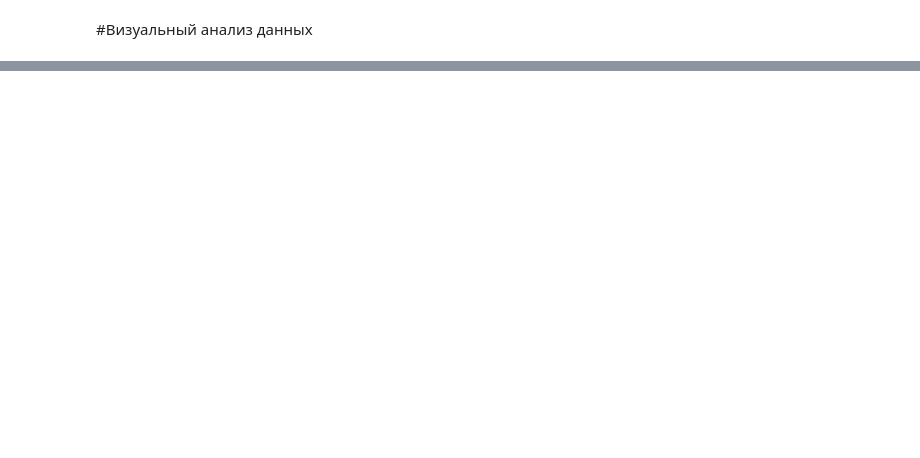
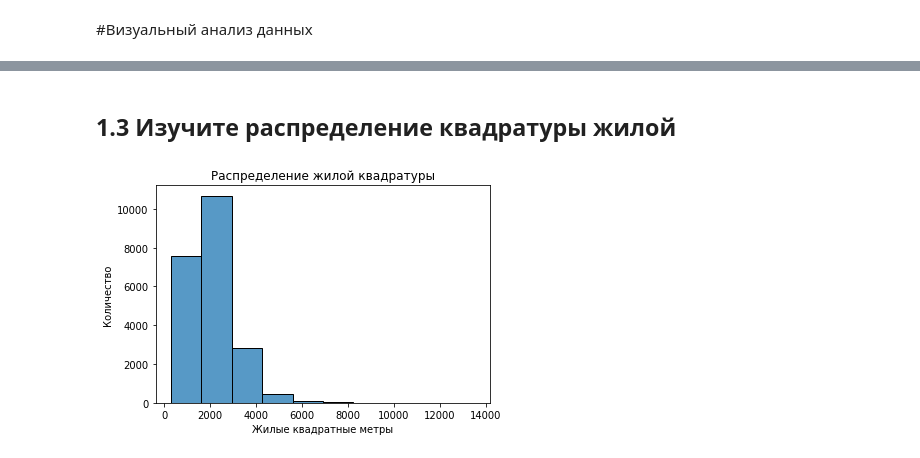
Before and after one commit to Nadiaere/Block-results.-Choice-of-specialization, a Jupyter notebook: Untitled3.ipynb, the cells around one changed output, grey strips where cells are left out. Saved outputs shown, nothing was run; the diff lists cells and outputs as text; code cells hidden in the pictures; blank space fills up the shorter version.

```diff
--- a/Untitled3.ipynb
+++ b/Untitled3.ipynb
@@ -141,0 +45,11 @@ Index(['id', 'date', 'price', 'bedrooms', 'bathrooms', 'sqft_living',
+# %% [markdown]
+## 1.3 Изучите распределение квадратуры жилой
+# %%
+plt.figure(figsize = (10,5))
+
+sns.histplot(df['sqft_living'], bins = 10)
+plt.xlabel('Жилые квадратные метры')
+plt.ylabel('Количество')
+plt.title('Распределение жилой квадратуры');
+# %% [output]
+[figure, added]
```
Also changed, not shown: parts of 46 cells of this notebook.
